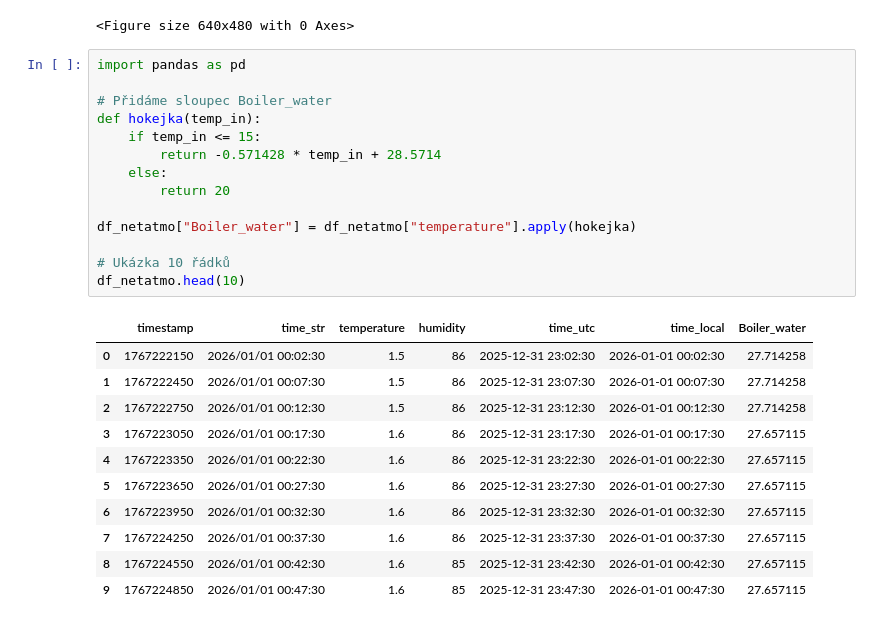
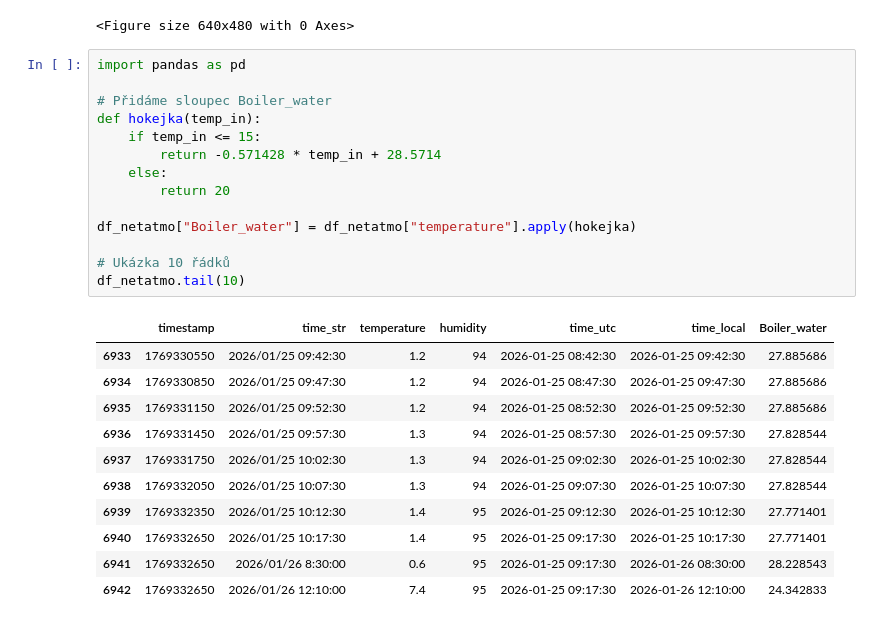
Before and after one commit to MarekCoderslab/Teploty_kotle, a Jupyter notebook: Teplota_kotle.ipynb, the cells around one changed output. Cells and saved outputs as stored; diff of their text form.

```diff
--- a/Teplota_kotle.ipynb
+++ b/Teplota_kotle.ipynb
@@ -130,29 +98,29 @@ plt.savefig("Equit_graf.png")
 # %%
 import pandas as pd
 
 # Přidáme sloupec Boiler_water
 def hokejka(temp_in):
     if temp_in <= 15:
         return -0.571428 * temp_in + 28.5714
     else:
         return 20
 
 df_netatmo["Boiler_water"] = df_netatmo["temperature"].apply(hokejka)
 
 # Ukázka 10 řádků
-df_netatmo.head(10)
+df_netatmo.tail(10)
 # %% [output]
 |  | timestamp | time_str | temperature | humidity | time_utc | time_local | Boiler_water |
-| 0 | 1767222150 | 2026/01/01 00:02:30 | 1.5 | 86 | 2025-12-31 23:02:30 | 2026-01-01 00:02:30 | 27.714258 |
-| 1 | 1767222450 | 2026/01/01 00:07:30 | 1.5 | 86 | 2025-12-31 23:07:30 | 2026-01-01 00:07:30 | 27.714258 |
-| 2 | 1767222750 | 2026/01/01 00:12:30 | 1.5 | 86 | 2025-12-31 23:12:30 | 2026-01-01 00:12:30 | 27.714258 |
-| 3 | 1767223050 | 2026/01/01 00:17:30 | 1.6 | 86 | 2025-12-31 23:17:30 | 2026-01-01 00:17:30 | 27.657115 |
-| 4 | 1767223350 | 2026/01/01 00:22:30 | 1.6 | 86 | 2025-12-31 23:22:30 | 2026-01-01 00:22:30 | 27.657115 |
-| 5 | 1767223650 | 2026/01/01 00:27:30 | 1.6 | 86 | 2025-12-31 23:27:30 | 2026-01-01 00:27:30 | 27.657115 |
-| 6 | 1767223950 | 2026/01/01 00:32:30 | 1.6 | 86 | 2025-12-31 23:32:30 | 2026-01-01 00:32:30 | 27.657115 |
-| 7 | 1767224250 | 2026/01/01 00:37:30 | 1.6 | 86 | 2025-12-31 23:37:30 | 2026-01-01 00:37:30 | 27.657115 |
-| 8 | 1767224550 | 2026/01/01 00:42:30 | 1.6 | 85 | 2025-12-31 23:42:30 | 2026-01-01 00:42:30 | 27.657115 |
-| 9 | 1767224850 | 2026/01/01 00:47:30 | 1.6 | 85 | 2025-12-31 23:47:30 | 2026-01-01 00:47:30 | 27.657115 |
+| 6933 | 1769330550 | 2026/01/25 09:42:30 | 1.2 | 94 | 2026-01-25 08:42:30 | 2026-01-25 09:42:30 | 27.885686 |
+| 6934 | 1769330850 | 2026/01/25 09:47:30 | 1.2 | 94 | 2026-01-25 08:47:30 | 2026-01-25 09:47:30 | 27.885686 |
+| 6935 | 1769331150 | 2026/01/25 09:52:30 | 1.2 | 94 | 2026-01-25 08:52:30 | 2026-01-25 09:52:30 | 27.885686 |
+| 6936 | 1769331450 | 2026/01/25 09:57:30 | 1.3 | 94 | 2026-01-25 08:57:30 | 2026-01-25 09:57:30 | 27.828544 |
+| 6937 | 1769331750 | 2026/01/25 10:02:30 | 1.3 | 94 | 2026-01-25 09:02:30 | 2026-01-25 10:02:30 | 27.828544 |
+| 6938 | 1769332050 | 2026/01/25 10:07:30 | 1.3 | 94 | 2026-01-25 09:07:30 | 2026-01-25 10:07:30 | 27.828544 |
+| 6939 | 1769332350 | 2026/01/25 10:12:30 | 1.4 | 95 | 2026-01-25 09:12:30 | 2026-01-25 10:12:30 | 27.771401 |
+| 6940 | 1769332650 | 2026/01/25 10:17:30 | 1.4 | 95 | 2026-01-25 09:17:30 | 2026-01-25 10:17:30 | 27.771401 |
+| 6941 | 1769332650 | 2026/01/26 8:30:00 | 0.6 | 95 | 2026-01-25 09:17:30 | 2026-01-26 08:30:00 | 28.228543 |
+| 6942 | 1769332650 | 2026/01/26 12:10:00 | 7.4 | 95 | 2026-01-25 09:17:30 | 2026-01-26 12:10:00 | 24.342833 |
 # %%
 import matplotlib.pyplot as plt
 import matplotlib.dates as mdates
```
Also changed, not shown: parts of 5 cells of this notebook, 2 other files.
